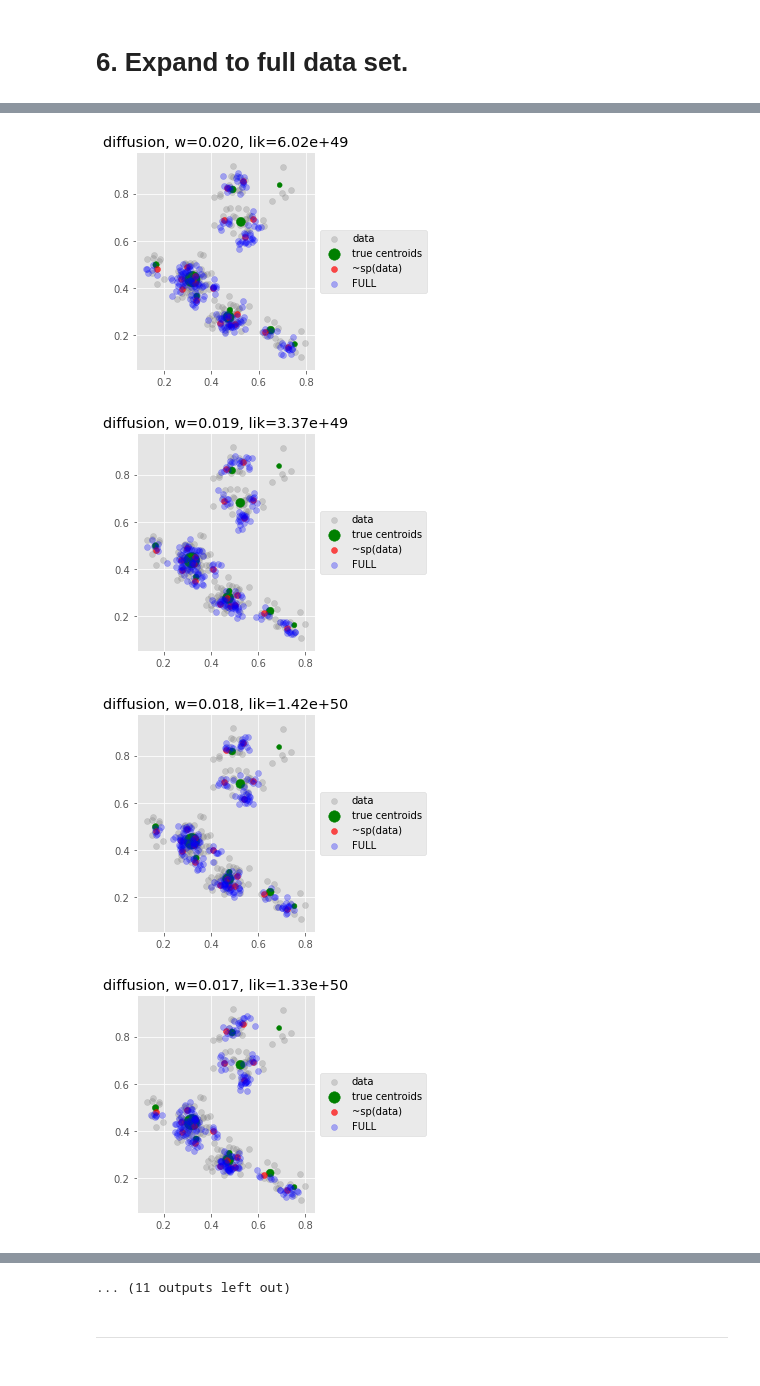
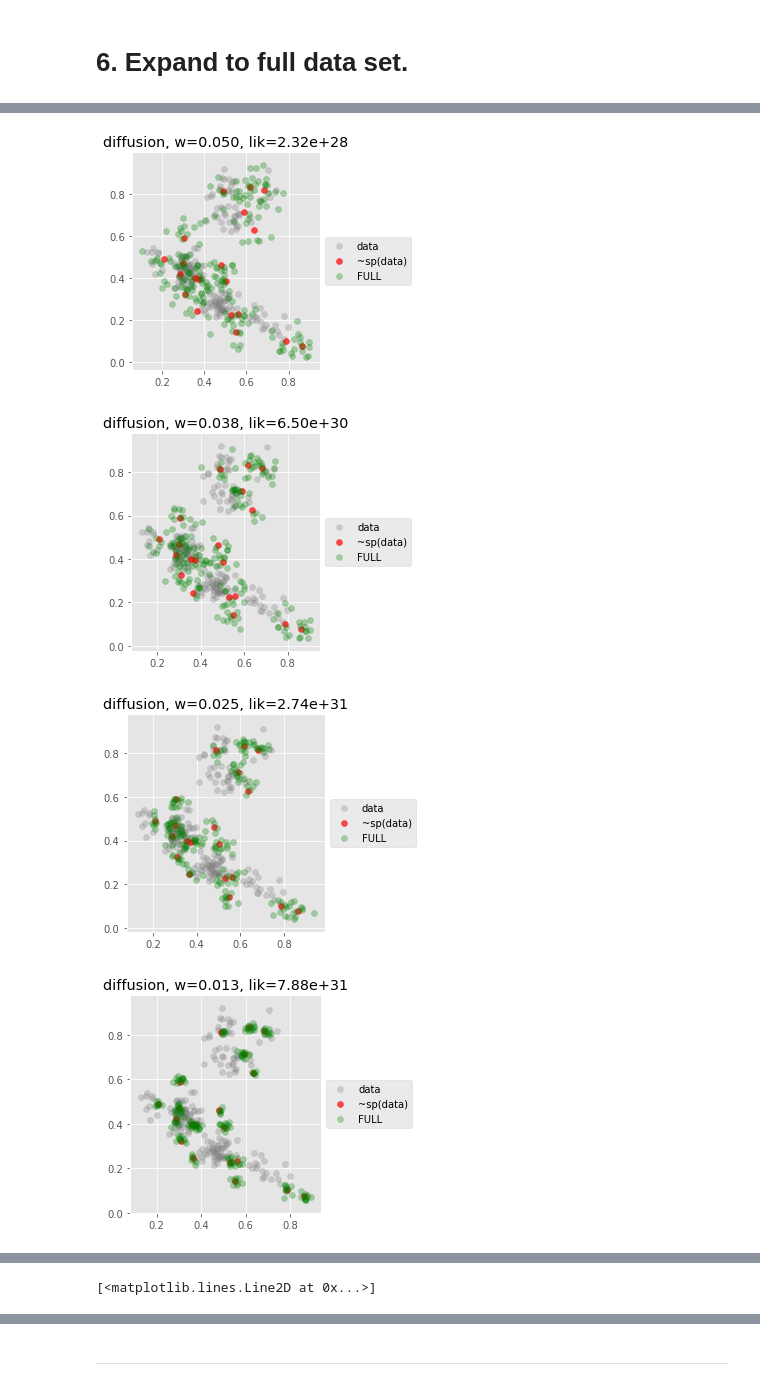
Before and after one commit to diesendruck/pv, a Jupyter notebook: mv_sp_privacy/src/sp_privacy.ipynb, the cells around one changed output, grey strips where cells are left out. Saved outputs shown, nothing was run; the diff lists cells and outputs as text; code cells hidden in the pictures.

Commit message:
added more legible output

```diff
--- a/mv_sp_privacy/src/sp_privacy.ipynb
+++ b/mv_sp_privacy/src/sp_privacy.ipynb
@@ -215,7 +216,7 @@ Diffusion count     3, e_opt:  0.001499, e~: 0.000416, energy(y,y~): 0.000547, e
 # %%
 # Find optimal bandwidth using Maximum Likelihood.
-NUM_BANDWIDTHS = 20
-BW_HIGH, BW_LOW = 0.02, 0.0001
+NUM_BANDWIDTHS = 5
+BW_HIGH, BW_LOW = 0.05, 0.0001
 BW_RANGE = np.linspace(BW_HIGH, BW_LOW, NUM_BANDWIDTHS)
 PLOT = 1
 
@@ -228,40 +229,40 @@ for i, bw in enumerate(BW_RANGE):
                                              size=(SAMPLE_SIZE, x.shape[1])))
 
     lik = mixture_model_likelihood(new_sample, mus, weights, sigma_data)
 
     bw_lik[i] = [bw, lik]
 
     # Plot results.
     if PLOT:
         plt.scatter(x[:, 0], x[:, 1], c='gray', alpha=0.3, label='data')
-        plt.scatter(mus[:, 0], mus[:, 1], c='green', alpha=1, s=700*weights,
-            label='true centroids')
+        #plt.scatter(mus[:, 0], mus[:, 1], c='green', alpha=1, s=700*weights,
+        #    label='true centroids')
         plt.scatter(y_tilde[:, 0], y_tilde[:, 1], c='red', alpha=0.7,
                     label='~sp(data)')
-        plt.scatter(new_sample[:, 0], new_sample[:, 1], c='blue', alpha=0.3,
+        plt.scatter(new_sample[:, 0], new_sample[:, 1], c='green', alpha=0.3,
                     label='FULL')
 
         plt.title('{}, w={:.3f}, lik={:.2e}'.format('diffusion', bw, lik))
         plt.legend(loc='center left', bbox_to_anchor=(1, 0.5))
         plt.gca().set_aspect('equal', adjustable='box')
         plt.show()
 
 
 # Compare to likelihoods of data and optimal support points.
 lik_x = mixture_model_likelihood(x, mus, weights, sigma_data)
 lik_y_opt = mixture_model_likelihood(y_opt, mus, weights, sigma_data)
 lik_y_tilde_up = mixture_model_likelihood(y_tilde_upsampled, mus, weights, sigma_data)
 
 
-print('lik_x: {:.2e}'.format(lik_x))
-print('lik_y_opt: {:.2e}'.format(lik_y_opt))
-print('lik_y_tilde_up: {:.2e}\n'.format(lik_y_tilde_up))
+print('Likelihood of data (x): {:.2e}'.format(lik_x))
+print('Likelihood of optimal SP (y_opt): {:.2e}'.format(lik_y_opt))
+print('Likelihood of SP sample, upsampled (y_tilde_up): {:.2e}\n'.format(lik_y_tilde_up))
 for bw, lik in bw_lik:
     print('bw: {:.3f}, lik: {:.2e}'.format(bw, lik))
 
 plt.plot(bw_lik[:, 0], bw_lik[:, 1])
 # %% [output]
-[figure, old version]
+[figure, new version]
-[figure, old version]
+[figure, new version]
-[figure, old version]
+[figure, new version]
-[figure, old version]
+[figure, new version]
@@ -268,0 +279 @@ plt.plot(bw_lik[:, 0], bw_lik[:, 1])
+[<matplotlib.lines.Line2D at 0x...>]
@@ -276,4 +281,3 @@ plt.plot(bw_lik[:, 0], bw_lik[:, 1])
-... (11 outputs left out)
 # %% [markdown]
 ____
 # %% [markdown]
```
Also changed, not shown: parts of 7 cells of this notebook, 1 other file.
